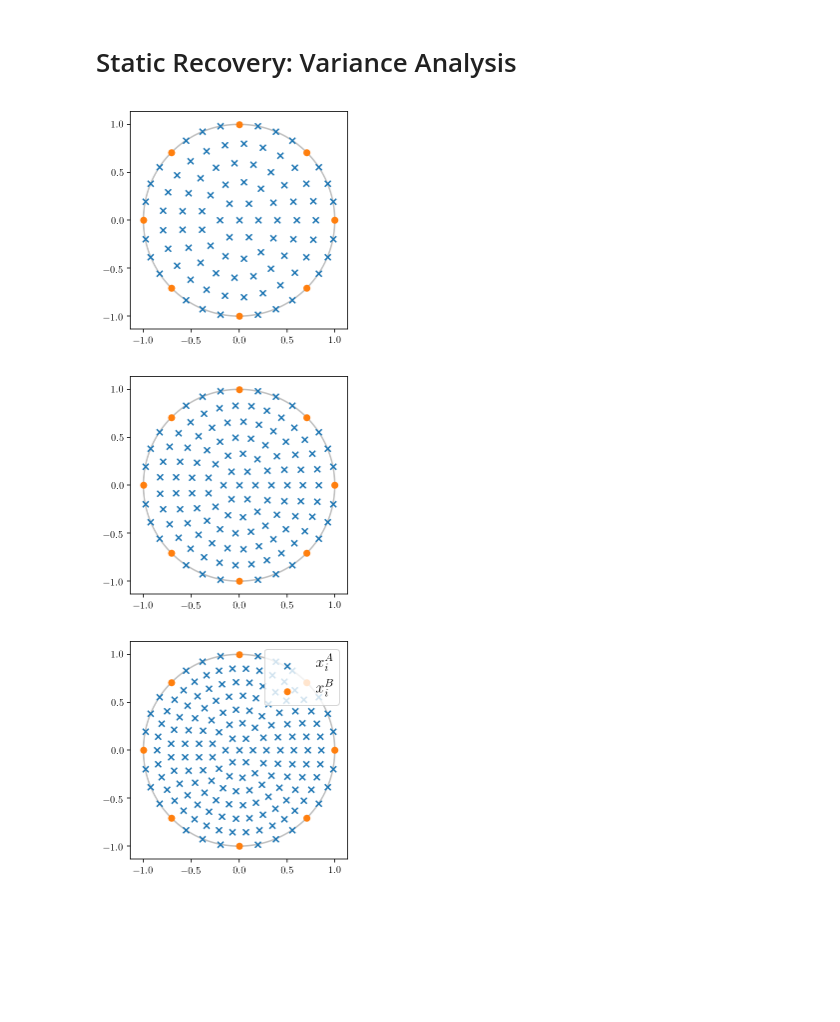
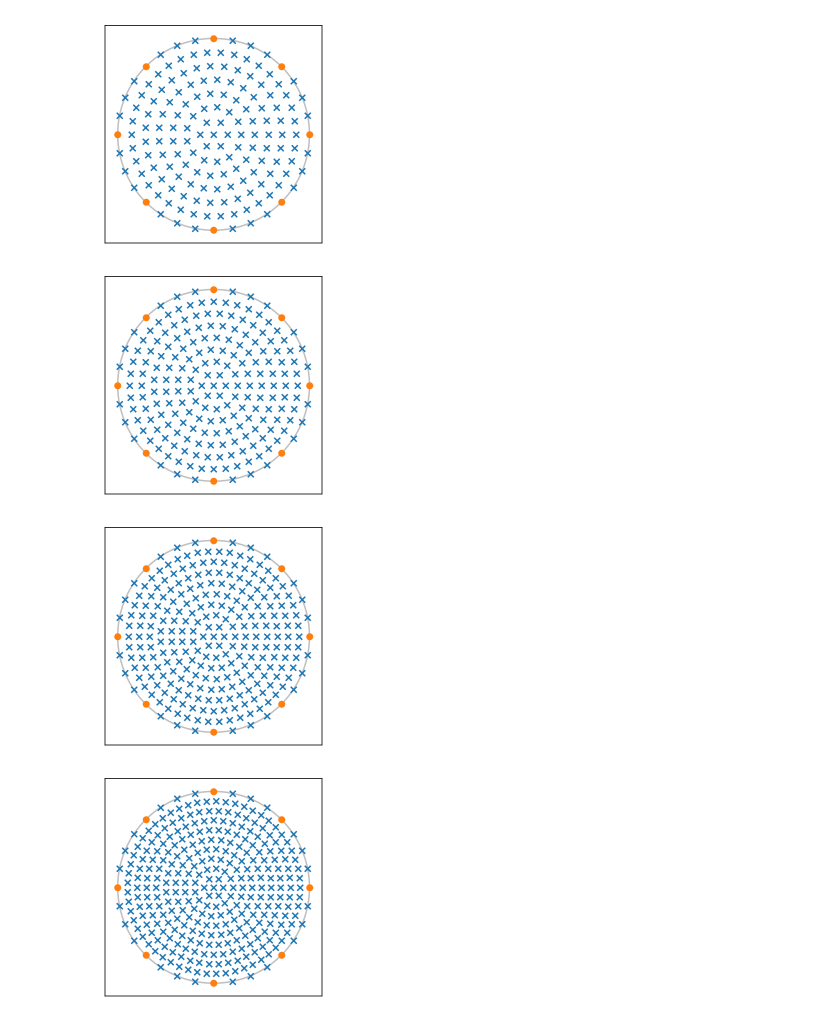
Before and after one commit to jcockayne/hydrocyclone_code, a Jupyter notebook: notebooks/Hydrocyclone_Results_Designs.ipynb, the cells around one changed output. Cells and saved outputs as stored; diff of their text form; code cells hidden in the pictures; blank space fills up the shorter version.

```diff
--- a/notebooks/Hydrocyclone_Results_Designs.ipynb
+++ b/notebooks/Hydrocyclone_Results_Designs.ipynb
@@ -9,32 +9,33 @@ import matplotlib.lines as mlines
 import eit
 plt.rc('text', usetex=True)
 plt.rc('font', family='serif', serif='cm')
-# %% [markdown]
-# Static Recovery: Variance Analysis
 # %%
-ns = [4,5,6]
+ns = [6,7,8,9,12]
 n_bdy = 32
 n_sensor = 8
 # %%
 n_circ = 500
 circle = eit.pol2cart(np.c_[np.ones(n_circ), np.linspace(-np.pi,np.pi,n_circ)])
 # %%
-figures = [plt.figure(figsize=(4,4)) for _ in xrange(3)]
+figures = [plt.figure(figsize=(4,4)) for _ in range(5)]
 for n, fig in zip(ns, figures):
     a = fig.gca()
     grid = eit.grids.construct_circular(n, n_bdy, n_sensor)
     a.plot(circle[:,0], circle[:,1], c='gray', zorder=-100, alpha=0.5)
 
     a.set_aspect('equal')
     m_int = a.scatter(grid.interior_plus_boundary[:,0], grid.interior_plus_boundary[:,1], marker='x', label='$x_i^A$')
     m_bdy = a.scatter(grid.sensors[:,0], grid.sensors[:,1], marker='o', label='$x_i^B$')
+    a.get_yaxis().set_ticks([])
+    a.get_xaxis().set_ticks([])
 a.legend([m_int, m_bdy], ['$x_i^A$', '$x_i^B$'], loc=1, fontsize=16)
 
 for n, fig in zip(ns, figures):
     grid = eit.grids.construct_circular(n, n_bdy, n_sensor)
     actual_n = len(grid.all)
     fig.savefig('figures/design_n={}.pdf'.format(actual_n), bbox_inches='tight', transparent=True)
 # %% [output]
-[figure, old version]
+[figure, new version]
-[figure, old version]
+[figure, new version]
-[figure, old version]
+[figure, new version]
+[figure, added]
```
Also changed, not shown: parts of 1 cell of this notebook, 12 other files.
